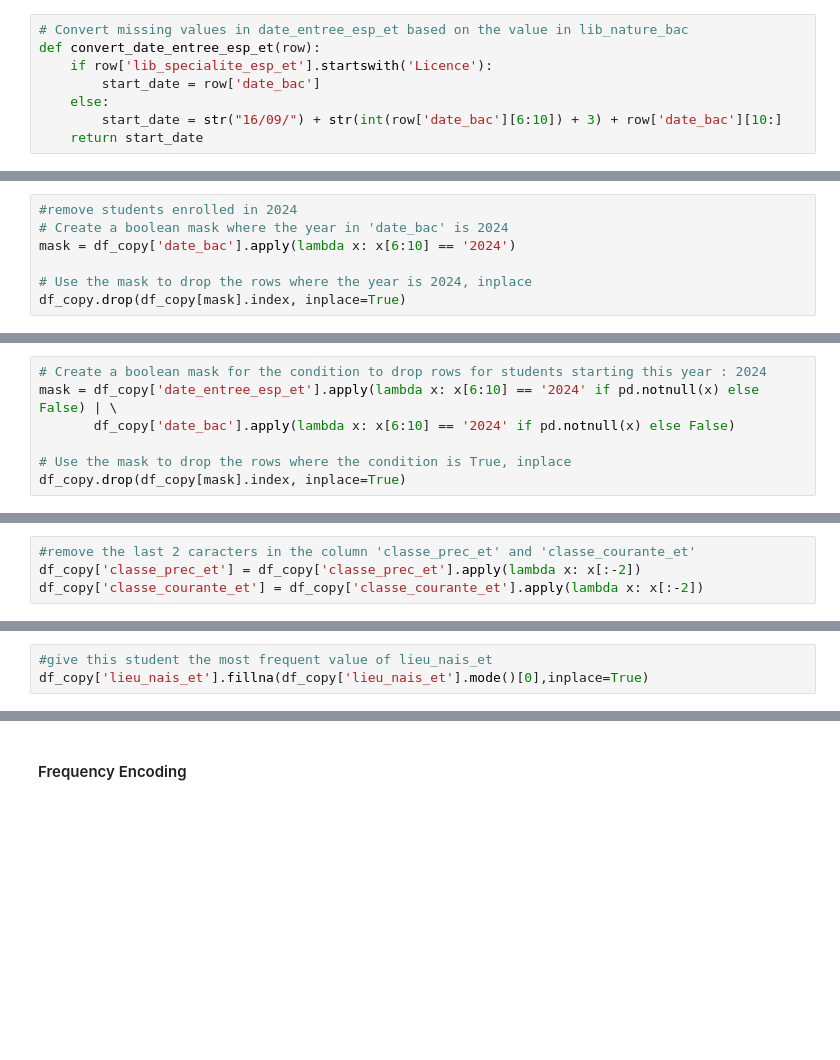
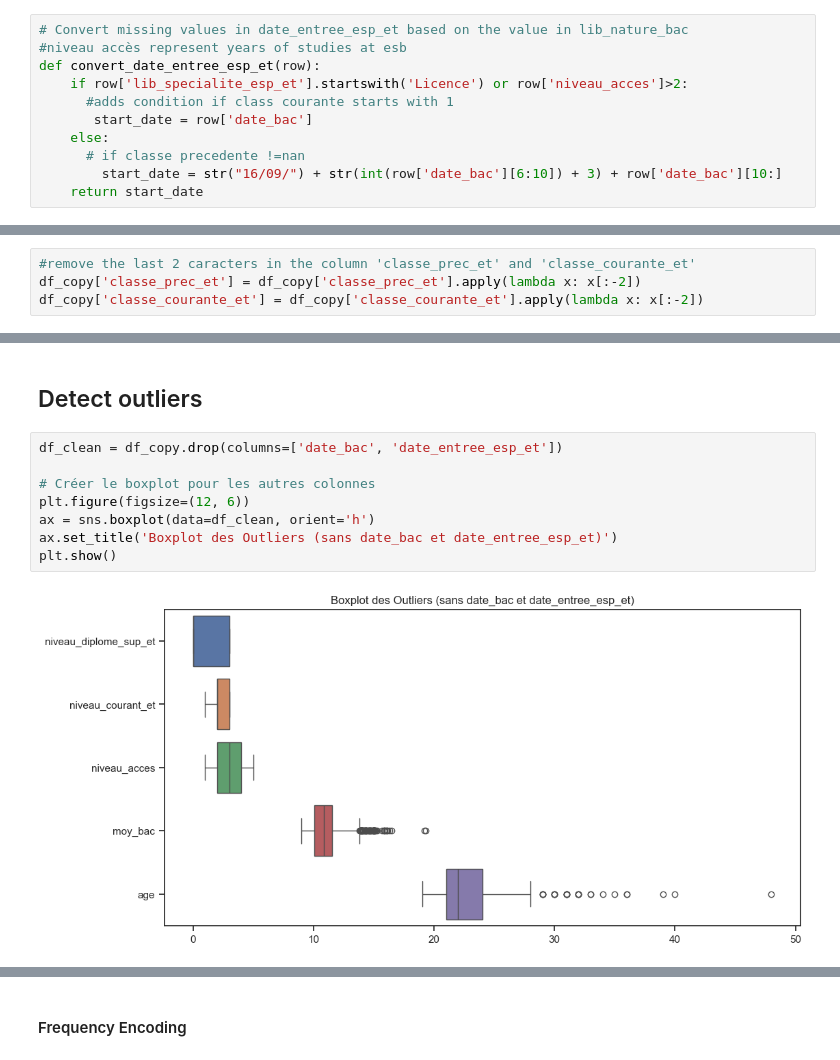
Before and after one commit to sirine707/Skill_Recommender, a Jupyter notebook: EDA/EDA.ipynb, the cells around one changed output, grey strips where cells are left out. Cells and saved outputs as stored; diff of their text form; blank space fills up the shorter version.

```diff
--- a/EDA/EDA.ipynb
+++ b/EDA/EDA.ipynb
@@ -213,10 +168,13 @@ For example, when doing 'df[col].method(value, inplace=True)', try using 'df.met
   df_copy['date_bac'].fillna(df['date_nais_et'].apply(convert_date),inplace=True)
 # %%
 # Convert missing values in date_entree_esp_et based on the value in lib_nature_bac
+#niveau accès represent years of studies at esb
 def convert_date_entree_esp_et(row):
-    if row['lib_specialite_esp_et'].startswith('Licence'):
-        start_date = row['date_bac']
+    if row['lib_specialite_esp_et'].startswith('Licence') or row['niveau_acces']>2:
+      #adds condition if class courante starts with 1
+       start_date = row['date_bac']
     else:
+      # if classe precedente !=nan
         start_date = str("16/09/") + str(int(row['date_bac'][6:10]) + 3) + row['date_bac'][10:]
     return start_date
 # %%
@@ -282,7 +207,0 @@ dtype: int64
-# %%
-#remove students enrolled in 2024
-# Create a boolean mask where the year in 'date_bac' is 2024
-mask = df_copy['date_bac'].apply(lambda x: x[6:10] == '2024')
-
-# Use the mask to drop the rows where the year is 2024, inplace
-df_copy.drop(df_copy[mask].index, inplace=True)
@@ -337,7 +207,0 @@ df_copy_backup = df_copy.copy()
-# %%
-# Create a boolean mask for the condition to drop rows for students starting this year : 2024
-mask = df_copy['date_entree_esp_et'].apply(lambda x: x[6:10] == '2024' if pd.notnull(x) else False) | \
-       df_copy['date_bac'].apply(lambda x: x[6:10] == '2024' if pd.notnull(x) else False)
-
-# Use the mask to drop the rows where the condition is True, inplace
-df_copy.drop(df_copy[mask].index, inplace=True)
@@ -434,3 +229,0 @@ dtype: int64
-# %%
-#give this student the most frequent value of lieu_nais_et
-df_copy['lieu_nais_et'].fillna(df_copy['lieu_nais_et'].mode()[0],inplace=True)
@@ -443,0 +253,12 @@ For example, when doing 'df[col].method(value, inplace=True)', try using 'df.met
+# %% [markdown]
+## Detect outliers
+# %%
+df_clean = df_copy.drop(columns=['date_bac', 'date_entree_esp_et'])
+
+# Créer le boxplot pour les autres colonnes
+plt.figure(figsize=(12, 6))
+ax = sns.boxplot(data=df_clean, orient='h')
+ax.set_title('Boxplot des Outliers (sans date_bac et date_entree_esp_et)')
+plt.show()
+# %% [output]
+[figure, added]
```
Also changed, not shown: parts of 175 cells of this notebook, 23 other files.
